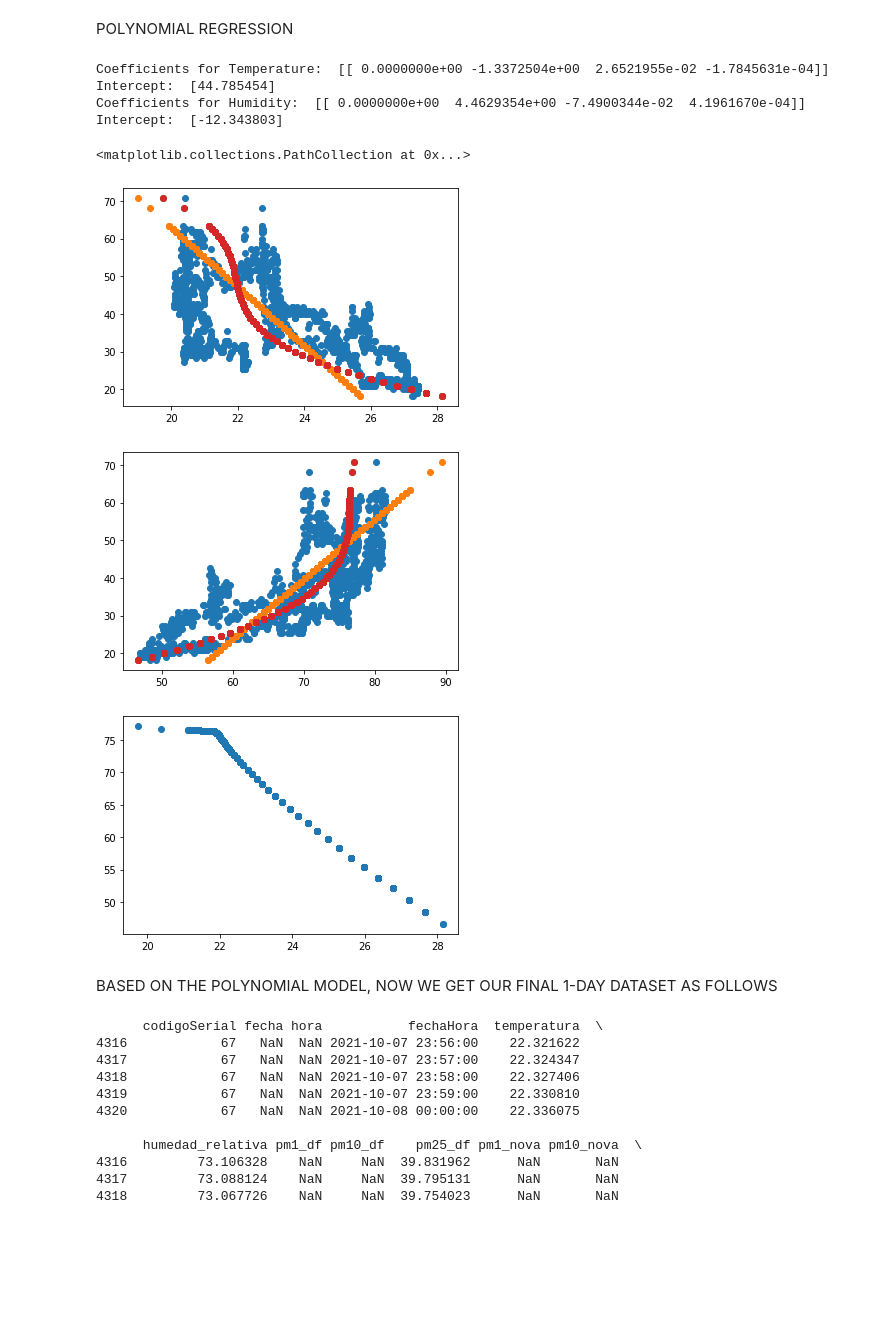
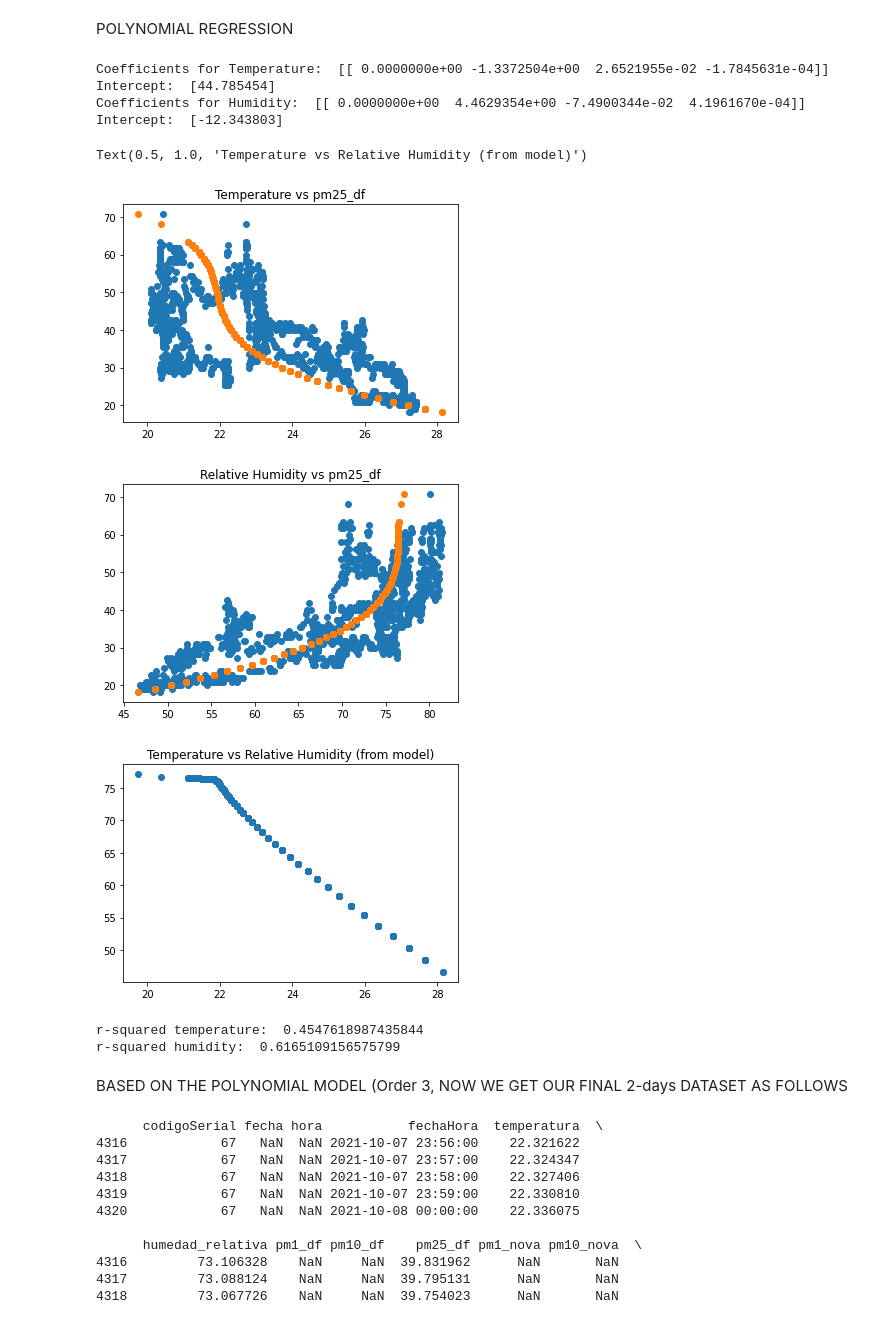
Before and after one commit to julioeagle/DQ_Repo, a Jupyter notebook: ArtificialDataset.ipynb, the cells around one changed output. Drawn from its saved outputs; the diff is of its cells as text; code cells hidden in the pictures; blank space fills up the shorter version.

Commit message:
Synthetic dataset tested successfully
Synthetic dataset tested successfully

```diff
--- a/ArtificialDataset.ipynb
+++ b/ArtificialDataset.ipynb
@@ -368,11 +185,11 @@ Intercept:  [44.941254]
 # %% [markdown]
 POLYNOMIAL REGRESSION
 # %%
-
-from sklearn.preprocessing import PolynomialFeatures
-
+#Variables for the polynomial regression: get temperature in terms of the pm2.5
 X = pd.DataFrame(df_CC_CUT["pm25_df"])
 y = pd.DataFrame(df_CC_CUT["temperatura"])
+#X = df_CC_CUT["pm25_df"]
+#y = df_CC_CUT["temperatura"]
 order=3
 poly = PolynomialFeatures(degree = order)
 X_poly = poly.fit_transform(X)
@@ -383,61 +200,90 @@ model=lin2.fit(X_poly, y)
 print("Coefficients for Temperature: ", model.coef_)
 print("Intercept: ", model.intercept_)
 
-df_CC_CUT["temperatura3"]=lin2.predict(poly.fit_transform(X))
+#df_CC_CUT["temperatura3"]=lin2.predict(poly.fit_transform(X))
 td=model.coef_[0][0] #0.0000000e+00
 tc=model.coef_[0][1] #-1.3372504e+00
 tb=model.coef_[0][2] #2.6521955e-02
 ta=model.coef_[0][3] #-1.7845631e-04
+taa=0*model.coef_[0][0] #-1.7845631e-04
 te=model.intercept_[0] #44.785454
 
-df_CC_CUT["temperatura4"]=ta*df_CC_CUT["pm25_df"]**3+tb*df_CC_CUT["pm25_df"]**2+tc*df_CC_CUT["pm25_df"]+td+te
+df_CC_CUT["temperatura2"]=taa*df_CC_CUT["pm25_df"]**4+ta*df_CC_CUT["pm25_df"]**3+tb*df_CC_CUT["pm25_df"]**2+tc*df_CC_CUT["pm25_df"]+td+te
 
 plt.figure()
 plt.scatter(df_CC_CUT.temperatura,df_CC_CUT.pm25_df)
 plt.scatter(df_CC_CUT.temperatura2,df_CC_CUT.pm25_df)
-plt.scatter(df_CC_CUT.temperatura3,df_CC_CUT.pm25_df)
-plt.scatter(df_CC_CUT.temperatura4,df_CC_CUT.pm25_df)
+#plt.scatter(df_CC_CUT.temperatura3,df_CC_CUT.pm25_df)
+#plt.scatter(df_CC_CUT.temperatura4,df_CC_CUT.pm25_df)
+plt.title("Temperature vs pm25_df")
 
+from sklearn.metrics import r2_score
+y_true = pd.DataFrame(df_CC_CUT["temperatura"])
+y_pred = pd.DataFrame(df_CC_CUT["temperatura2"])
+
+
+
+#Variables for the polynomial regression: get relative humidity in terms of the pm2.5
 X = pd.DataFrame(df_CC_CUT["pm25_df"])
 y = pd.DataFrame(df_CC_CUT["humedad_relativa"])
+#X=df_CC_CUT["pm25_df"]
+#y=df_CC_CUT["humedad_relativa"]
 
 poly = PolynomialFeatures(degree = order)
 X_poly = poly.fit_transform(X)
 
 poly.fit(X_poly, y)
 lin2 = LinearRegression()
 lin2.fit(X_poly, y)
 model=lin2.fit(X_poly, y)
 print("Coefficients for Humidity: ", model.coef_)
 print("Intercept: ", model.intercept_)
-df_CC_CUT["humedad_relativa3"]=lin2.predict(poly.fit_transform(X))
+#df_CC_CUT["humedad_relativa3"]=lin2.predict(poly.fit_transform(X))
 
 hd=model.coef_[0][0] #0.0000000e+00
 hc=model.coef_[0][1] #4.4629354e+00
 hb=model.coef_[0][2] #-7.4900344e-02
 ha=model.coef_[0][3] #4.1961670e-04
+haa=0*model.coef_[0][0] #4.1961670e-04
 he=model.intercept_[0] #-12.343803
 
-df_CC_CUT["humedad_relativa4"]=ha*df_CC_CUT["pm25_df"]**3+hb*df_CC_CUT["pm25_df"]**2+hc*df_CC_CUT["pm25_df"]+hd+he
+df_CC_CUT["humedad_relativa2"]=haa*df_CC_CUT["pm25_df"]**4+ha*df_CC_CUT["pm25_df"]**3+hb*df_CC_CUT["pm25_df"]**2+hc*df_CC_CUT["pm25_df"]+hd+he
 
 plt.figure()
 plt.scatter(df_CC_CUT.humedad_relativa,df_CC_CUT.pm25_df)
 plt.scatter(df_CC_CUT.humedad_relativa2,df_CC_CUT.pm25_df)
-plt.scatter(df_CC_CUT.humedad_relativa3,df_CC_CUT.pm25_df)
-plt.scatter(df_CC_CUT.humedad_relativa4,df_CC_CUT.pm25_df)
+#plt.scatter(df_CC_CUT.humedad_relativa3,df_CC_CUT.pm25_df)
+#plt.scatter(df_CC_CUT.humedad_relativa4,df_CC_CUT.pm25_df)
+plt.title("Relative Humidity vs pm25_df")
+
 plt.figure()
-plt.scatter(df_CC_CUT.temperatura3,df_CC_CUT.humedad_relativa3)
+plt.scatter(df_CC_CUT.temperatura2,df_CC_CUT.humedad_relativa2)
+plt.title("Temperature vs Relative Humidity (from model)")
 # %% [output]
 Coefficients for Temperature:  [[ 0.0000000e+00 -1.3372504e+00  2.6521955e-02 -1.7845631e-04]]
 Intercept:  [44.785454]
 Coefficients for Humidity:  [[ 0.0000000e+00  4.4629354e+00 -7.4900344e-02  4.1961670e-04]]
 Intercept:  [-12.343803]
-<matplotlib.collections.PathCollection at 0x...>
+Text(0.5, 1.0, 'Temperature vs Relative Humidity (from model)')
-[figure, old version]
+[figure, new version]
-[figure, old version]
+[figure, new version]
-[figure, old version]
+[figure, new version]
+# %%
+#Get the r_square for both models
+from sklearn.metrics import r2_score
+y_true = pd.DataFrame(df_CC_CUT["temperatura"])
+y_pred = pd.DataFrame(df_CC_CUT["temperatura2"])
+print("r-squared temperature: ",r2_score(y_true, y_pred))
+
+from sklearn.metrics import r2_score
+y_true = pd.DataFrame(df_CC_CUT["humedad_relativa"])
+y_pred = pd.DataFrame(df_CC_CUT["humedad_relativa2"])
+print("r-squared humidity: ",r2_score(y_true, y_pred))
+# %% [output]
+r-squared temperature:  0.4547618987435844
+r-squared humidity:  0.6165109156575799
 # %% [markdown]
-BASED ON THE POLYNOMIAL MODEL, NOW WE GET OUR FINAL 1-DAY DATASET AS FOLLOWS
+BASED ON THE POLYNOMIAL MODEL (Order 3, NOW WE GET OUR FINAL 2-days DATASET AS FOLLOWS
 # %%
 df_CC["pm25_nova"]=df_CC["pm25_df"]
 df_CC["temperatura"]=         ta*df_CC["pm25_df"]**3  +  tb*df_CC["pm25_df"]**2  +  tc*df_CC["pm25_df"]  +  td  +  te
```
Also changed, not shown: parts of 38 cells of this notebook, 2 other files.
